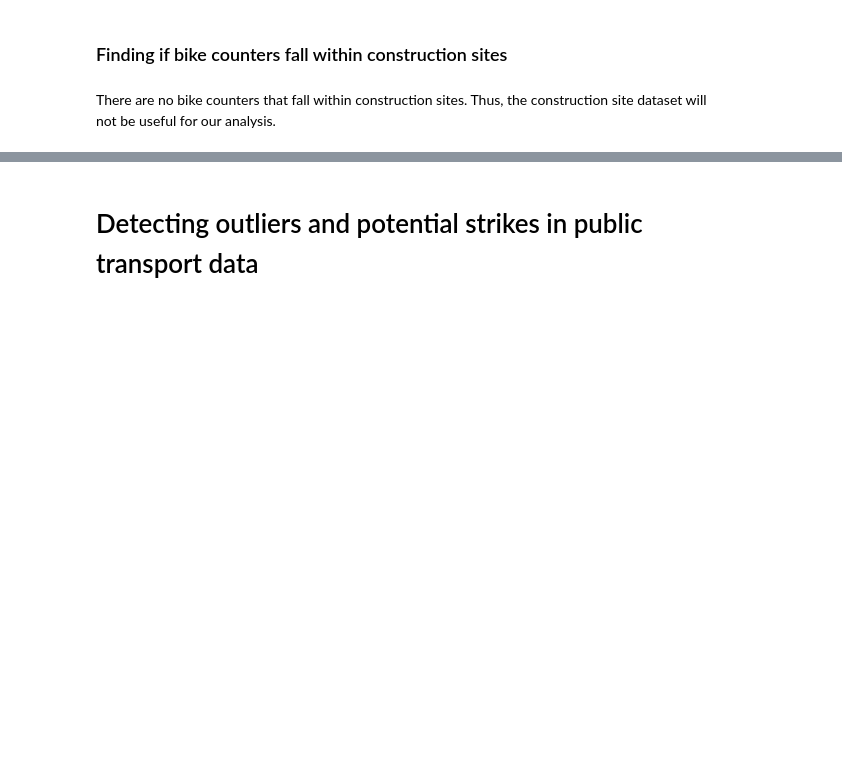
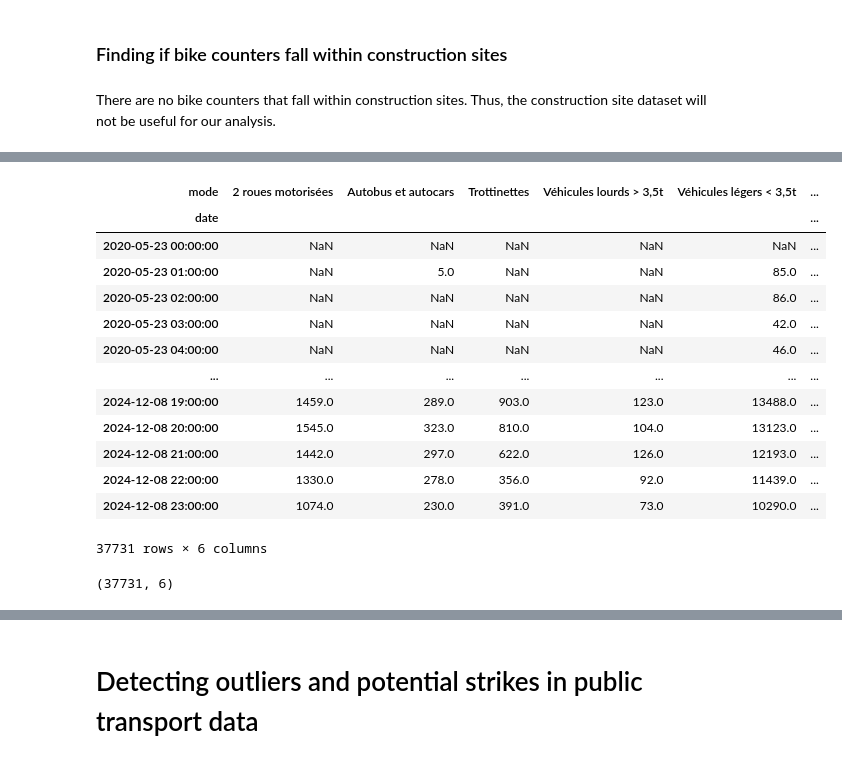
Before and after one commit to p-haas/bike_counters, a Jupyter notebook: WIP/eda_notebook.ipynb, the cells around one changed output, grey strips where cells are left out. Cells and saved outputs as stored; diff of their text form; code cells hidden in the pictures; blank space fills up the shorter version.

```diff
--- a/WIP/eda_notebook.ipynb
+++ b/WIP/eda_notebook.ipynb
@@ -183,3 +209,8 @@ construction_sites_2021 = pd.read_parquet(
+# %%
+# https://parisdata.opendatasoft.com/explore/dataset/comptage-multimodal-comptages/information/?disjunctive.label&disjunctive.mode&disjunctive.voie&disjunctive.sens&disjunctive.trajectoire&sort=-t&basemap=jawg.dark&location=13,48.87023,2.34614
+multimodal_traffic = pd.read_parquet(
+    "/Users/pierrehaas/bike_counters/external_data/multimodal_traffic/comptage-multimodal-comptages.parquet"
+)
 # %% [markdown]
 # EDA
 # %% [markdown]
@@ -1372,0 +1614,2 @@ There are no bike counters that fall within construction sites. Thus, the constr
+# %%
+multimodal_traffic["date"] = multimodal_traffic["t"].dt.tz_localize(None)
@@ -1372,0 +1643,9 @@ There are no bike counters that fall within construction sites. Thus, the constr
+# %%
+# Remove bike count to avoid feeding the model with the target variable
+mask = (multimodal_traffic["mode"] == "Trottinettes + vélos") | (
+    multimodal_traffic["mode"] == "Vélos"
+)
+# %%
+hourly_vehicle_count = (
+    multimodal_traffic[~mask].groupby(["date", "mode"])["nb_usagers"].sum().unstack()
+)
@@ -1372,0 +1662,21 @@ There are no bike counters that fall within construction sites. Thus, the constr
+# %%
+hourly_vehicle_count.shift(1)
+# %% [output]
+| mode | 2 roues motorisées | Autobus et autocars | Trottinettes | Véhicules lourds > 3,5t | Véhicules légers < 3,5t | ... |
+| date |  |  |  |  |  | ... |
+| 2020-05-23 00:00:00 | NaN | NaN | NaN | NaN | NaN | ... |
+| 2020-05-23 01:00:00 | NaN | 5.0 | NaN | NaN | 85.0 | ... |
+| 2020-05-23 02:00:00 | NaN | NaN | NaN | NaN | 86.0 | ... |
+| 2020-05-23 03:00:00 | NaN | NaN | NaN | NaN | 42.0 | ... |
+| 2020-05-23 04:00:00 | NaN | NaN | NaN | NaN | 46.0 | ... |
+| ... | ... | ... | ... | ... | ... | ... |
+| 2024-12-08 19:00:00 | 1459.0 | 289.0 | 903.0 | 123.0 | 13488.0 | ... |
+| 2024-12-08 20:00:00 | 1545.0 | 323.0 | 810.0 | 104.0 | 13123.0 | ... |
+| 2024-12-08 21:00:00 | 1442.0 | 297.0 | 622.0 | 126.0 | 12193.0 | ... |
+| 2024-12-08 22:00:00 | 1330.0 | 278.0 | 356.0 | 92.0 | 11439.0 | ... |
+| 2024-12-08 23:00:00 | 1074.0 | 230.0 | 391.0 | 73.0 | 10290.0 | ... |
+37731 rows × 6 columns
+# %%
+hourly_vehicle_count.shape
+# %% [output]
+(37731, 6)
```
Also changed, not shown: parts of 61 cells of this notebook, 7 other files.
